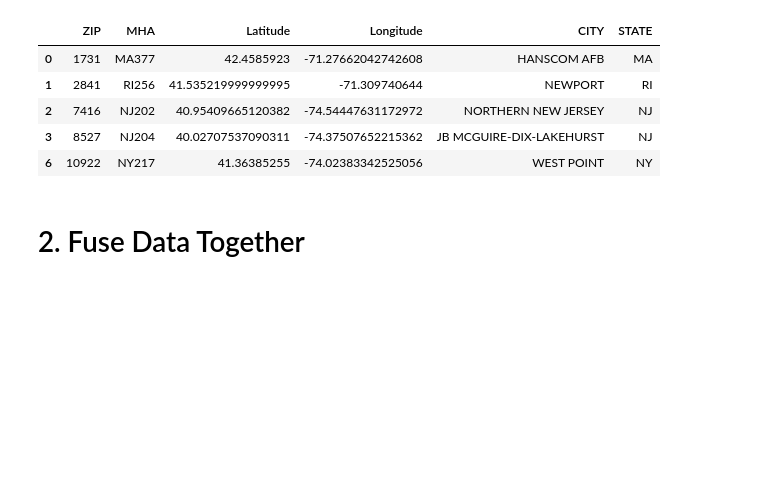
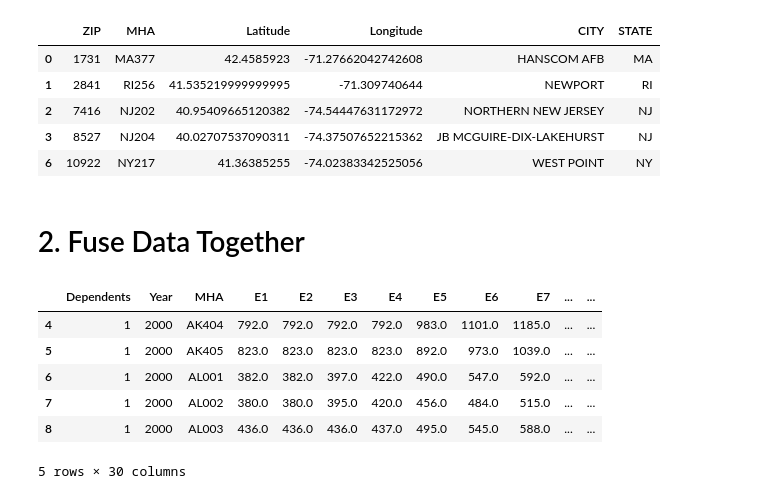
Before and after one commit to amswanson333/BAH_Machine_Learning, a Jupyter notebook: data_fusion.ipynb, the cells around one changed output. Saved outputs shown, nothing was run; the diff lists cells and outputs as text; code cells hidden in the pictures; blank space fills up the shorter version.

```diff
--- a/data_fusion.ipynb
+++ b/data_fusion.ipynb
@@ -474,3 +474,18 @@ hpi_df = pd.read_csv(os.path.join(hpi_path, "hpi_df.csv"))
 cpi_df = pd.read_csv(os.path.join(cpi_path, "cpi_df.csv"))
 party_df = pd.read_csv(os.path.join(party_path, "party_df.csv"))
 mha_df = pd.read_csv(os.path.join(mha_path, "mha_df.csv"))
+# %%
+# get a list of the relevant MHA values
+mha_values = mha_df["MHA"]
+# %%
+# reduce the BAH dataframe based on MHA values
+bah_df = bah_df.loc[bah_df["MHA"].isin(mha_values)]
+bah_df.head()
+# %% [output]
+|  | Dependents | Year | MHA | E1 | E2 | E3 | E4 | E5 | E6 | E7 | ... | ... |
+| 4 | 1 | 2000 | AK404 | 792.0 | 792.0 | 792.0 | 792.0 | 983.0 | 1101.0 | 1185.0 | ... | ... |
+| 5 | 1 | 2000 | AK405 | 823.0 | 823.0 | 823.0 | 823.0 | 892.0 | 973.0 | 1039.0 | ... | ... |
+| 6 | 1 | 2000 | AL001 | 382.0 | 382.0 | 397.0 | 422.0 | 490.0 | 547.0 | 592.0 | ... | ... |
+| 7 | 1 | 2000 | AL002 | 380.0 | 380.0 | 395.0 | 420.0 | 456.0 | 484.0 | 515.0 | ... | ... |
+| 8 | 1 | 2000 | AL003 | 436.0 | 436.0 | 436.0 | 437.0 | 495.0 | 545.0 | 588.0 | ... | ... |
+5 rows × 30 columns
```
Also changed, not shown: parts of 11 cells of this notebook, 1 other file.
